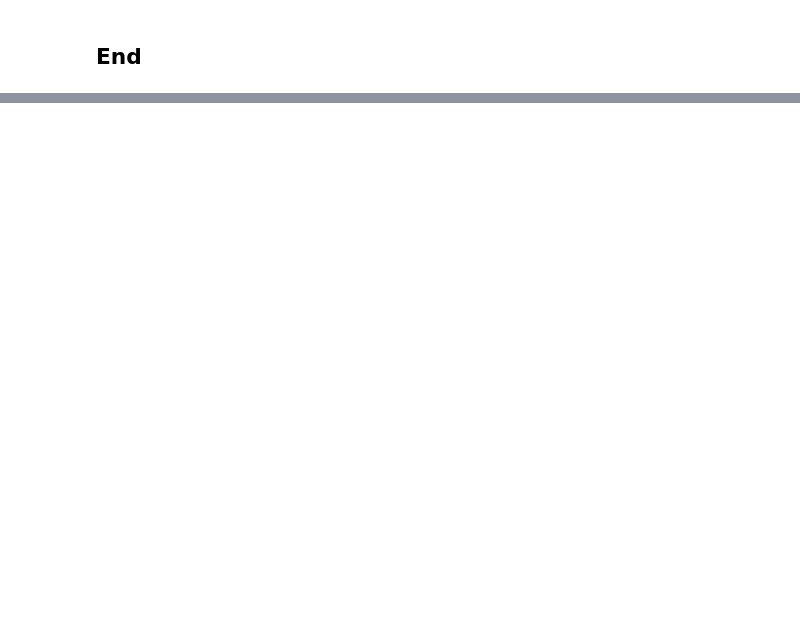
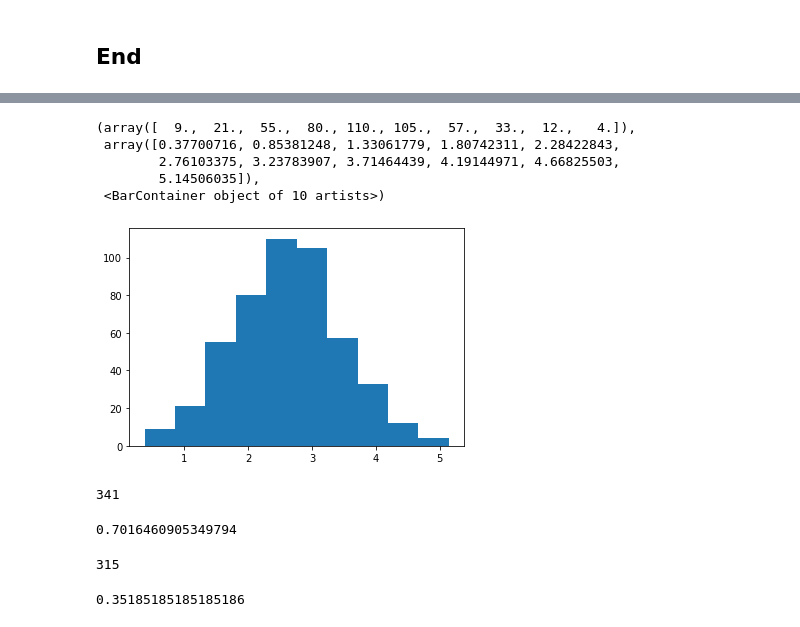
Before and after one commit to MarkJParry/PDA-Project, a Jupyter notebook: PDA-Project.ipynb, the cells around one changed output, grey strips where cells are left out. Saved outputs shown, nothing was run; the diff lists cells and outputs as text; code cells hidden in the pictures; blank space fills up the shorter version.

```diff
--- a/PDA-Project.ipynb
+++ b/PDA-Project.ipynb
@@ -34,0 +271,16 @@
+# %%
+import numpy as np
+rng = np.random.default_rng(seed=42)
+# %%
+fdata = rng.normal(2.61,.87,486)
+unique,count = np.unique(fdata,return_counts=True)
+# %%
+plt.hist(fdata)
+#plt.plot(count)
+# %% [output]
+(array([  9.,  21.,  55.,  80., 110., 105.,  57.,  33.,  12.,   4.]),
+ array([0.37700716, 0.85381248, 1.33061779, 1.80742311, 2.28422843,
+        2.76103375, 3.23783907, 3.71464439, 4.19144971, 4.66825503,
+        5.14506035]),
+ <BarContainer object of 10 artists>)
+[figure, added]
@@ -34,0 +289,16 @@
+# %%
+print(sum_cams)
+# %% [output]
+341
+# %%
+print(sum_cams/486)
+# %% [output]
+0.7016460905349794
+# %%
+sum(df['cam_types']==0)
+# %% [output]
+315
+# %%
+(486 -315 )/486
+# %% [output]
+0.35185185185185186
```
Also changed, not shown: parts of 37 cells of this notebook.
